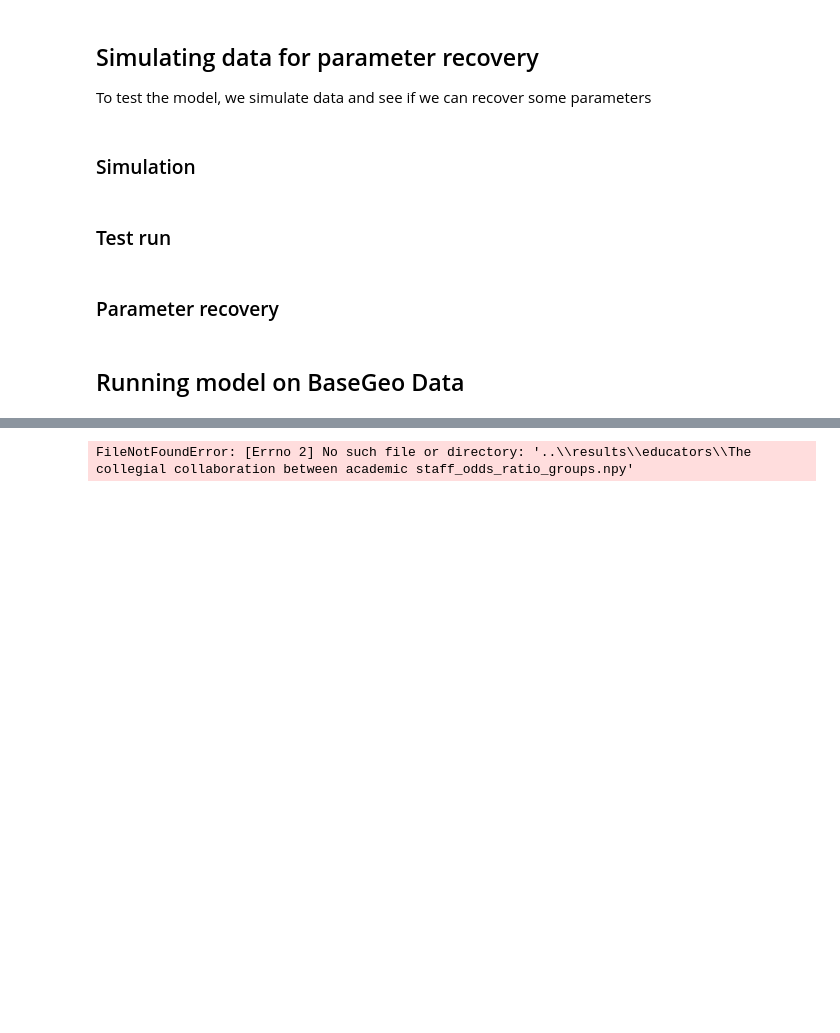
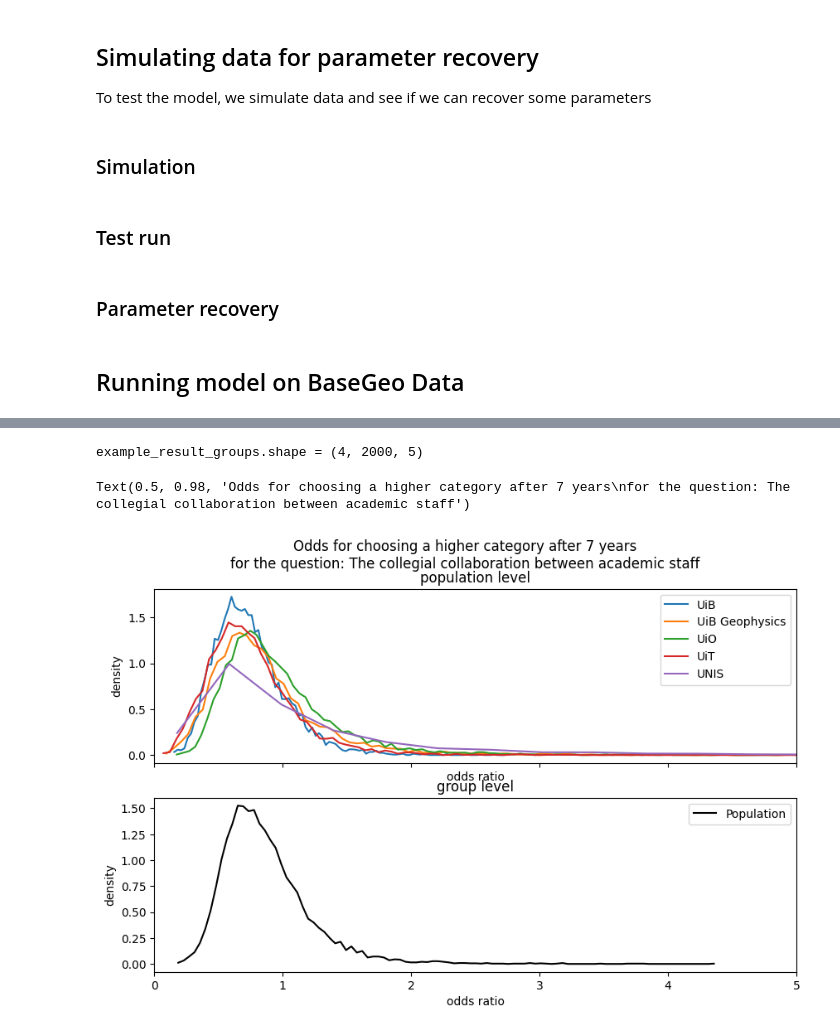
Before and after one commit to HarryYouAreAWizard/BaseGeo_2_0_data_analysis, a Jupyter notebook: BaseGeo2_0PandasApproach.ipynb, the cells around one changed output, grey strips where cells are left out. Drawn from its saved outputs; the diff is of its cells as text; code cells hidden in the pictures; blank space fills up the shorter version.

Commit message:
Ran the analysis and extracted odds ratio

```diff
--- a/BaseGeo2_0PandasApproach.ipynb
+++ b/BaseGeo2_0PandasApproach.ipynb
@@ -1000,15 +992,59 @@ Running analysis on question: Laboratory skills (4/18)
-# %%
-example_result_population_path = "..\\results\\educators\\The collegial collaboration between academic staff_odds_ratio_population.npy"
-example_result_groups_path = "..\\results\\educators\\The collegial collaboration between academic staff_odds_ratio_groups.npy"
-example_result_population = np.load(example_result_population_path)
-example_result_groups = np.load(example_result_groups_path)
-
-fig, ax=plt.subplots(2, 1, figsize=(10, 6), sharex=True)
-ax[0].hist(example_result_groups, bins=30, density=True, histtype='step', label="The collegial collaboration between academic staff")
-ax[1].hist(example_result_population, bins=30, density=True, histtype='step', label="The collegial collaboration between academic staff")
-ax[0].set_title("population level")
-ax[1].set_title("group level")
-
-fig.suptitle("Odds for choosing a higher category after 7 years")
-# %% [output]
-FileNotFoundError: [Errno 2] No such file or directory: '..\\results\\educators\\The collegial collaboration between academic staff_odds_ratio_groups.npy'
+# %%
+example_result_population_path = "..\\results\\educators\\The collegial collaboration between academic staff_odds_ratio_population.npy"
+example_result_groups_path = "..\\results\\educators\\The collegial collaboration between academic staff_odds_ratio_groups.npy"
+example_result_population = np.load(example_result_population_path)
+example_result_groups = np.load(example_result_groups_path)
+
+# find 95% credible intervals for the population and groups
+population_ci_lower = np.percentile(example_result_population, 2.5)
+population_ci_upper = np.percentile(example_result_population, 97.5)
+
+print(f"{example_result_groups.shape = }")
+fig, ax=plt.subplots(2, 1, figsize=(10, 6), sharex=True)
+
+bins = 100
+population_odds_ratio_posterior_counts = np.histogram(example_result_population, bins=bins, density=True)
+uib_odds_ratio_posterior_counts = np.histogram(example_result_groups[:, :, 0].flatten(), bins=bins, density=True)
+uibgeophys_odds_ratio_posterior_counts = np.histogram(example_result_groups[:, :, 1].flatten(), bins=bins, density=True)
+uio_odds_ratio_posterior_counts = np.histogram(example_result_groups[:, :, 2].flatten(), bins=bins, density=True)
+uit_odds_ratio_posterior_counts = np.histogram(example_result_groups[:, :, 3].flatten(), bins=bins, density=True)
+unis_odds_ratio_posterior_counts = np.histogram(example_result_groups[:, :, 4].flatten(), bins=bins, density=True)
+
+
+colors = ["tab:blue", "tab:orange", "tab:green", "tab:red", "tab:purple"]
+
+ax[0].plot(uib_odds_ratio_posterior_counts[1][:-1], uib_odds_ratio_posterior_counts[0], label="UiB", color=colors[0])
+ax[0].plot(uibgeophys_odds_ratio_posterior_counts[1][:-1], uibgeophys_odds_ratio_posterior_counts[0], label="UiB Geophysics", color=colors[1])
+ax[0].plot(uio_odds_ratio_posterior_counts[1][:-1], uio_odds_ratio_posterior_counts[0], label="UiO", color=colors[2])
+ax[0].plot(uit_odds_ratio_posterior_counts[1][:-1], uit_odds_ratio_posterior_counts[0], label="UiT", color=colors[3])
+ax[0].plot(unis_odds_ratio_posterior_counts[1][:-1], unis_odds_ratio_posterior_counts[0], label="UNIS", color=colors[4])
+
+ax[1].plot(population_odds_ratio_posterior_counts[1][:-1], population_odds_ratio_posterior_counts[0], label="Population", color="k")
+
+
+# for i in range(5):
+#     ax[0].hist(example_result_groups[:, :, i].flatten(), bins=bins, density=True, histtype='step', label=f"group {i}", color=colors[i])
+#     group_ci_lower = np.percentile(example_result_groups[:, :, i].flatten(), 2.5)
+#     group_ci_upper = np.percentile(example_result_groups[:, :, i].flatten(), 97.5)
+#     ax[0].axvline(group_ci_lower, linestyle='--', color=colors[i])
+#     ax[0].axvline(group_ci_upper, linestyle='--', color=colors[i])
+
+
+# ax[1].hist(example_result_population, bins=bins, density=True, histtype='step', label="The collegial collaboration between academic staff")
+# ax[1].axvline(population_ci_lower, color='k', linestyle='--', label='95% CI lower')
+# ax[1].axvline(population_ci_upper, color='k', linestyle='--', label='95% CI upper')
+
+ax[0].set_title("population level")
+ax[1].set_title("group level")
+for a in ax:
+    a.set_xlim(0, 5)
+    a.set_xlabel("odds ratio")
+    a.set_ylabel("density")
+    a.legend()
+
+
+fig.suptitle("Odds for choosing a higher category after 7 years\nfor the question: The collegial collaboration between academic staff")
+# %% [output]
+example_result_groups.shape = (4, 2000, 5)
+Text(0.5, 0.98, 'Odds for choosing a higher category after 7 years\nfor the question: The collegial collaboration between academic staff')
+[figure, added]
```
Also changed, not shown: parts of 6 cells of this notebook.
